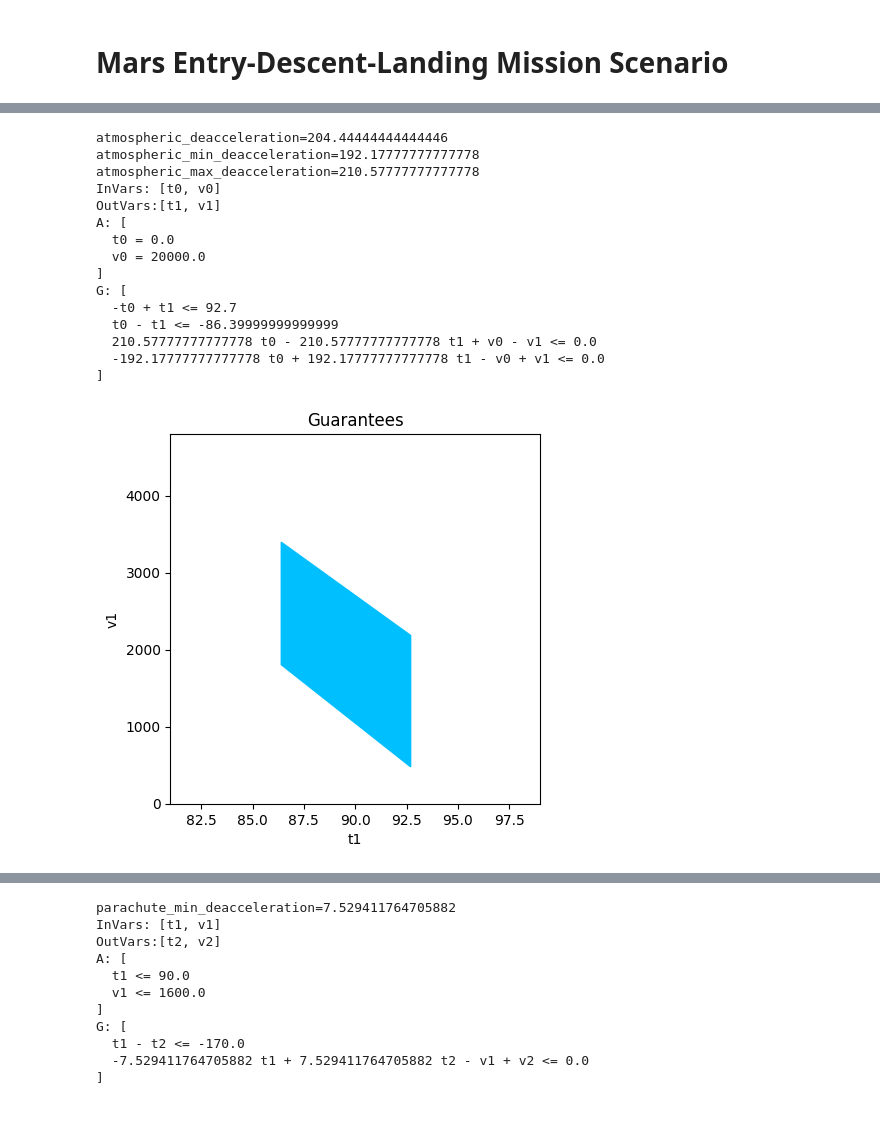
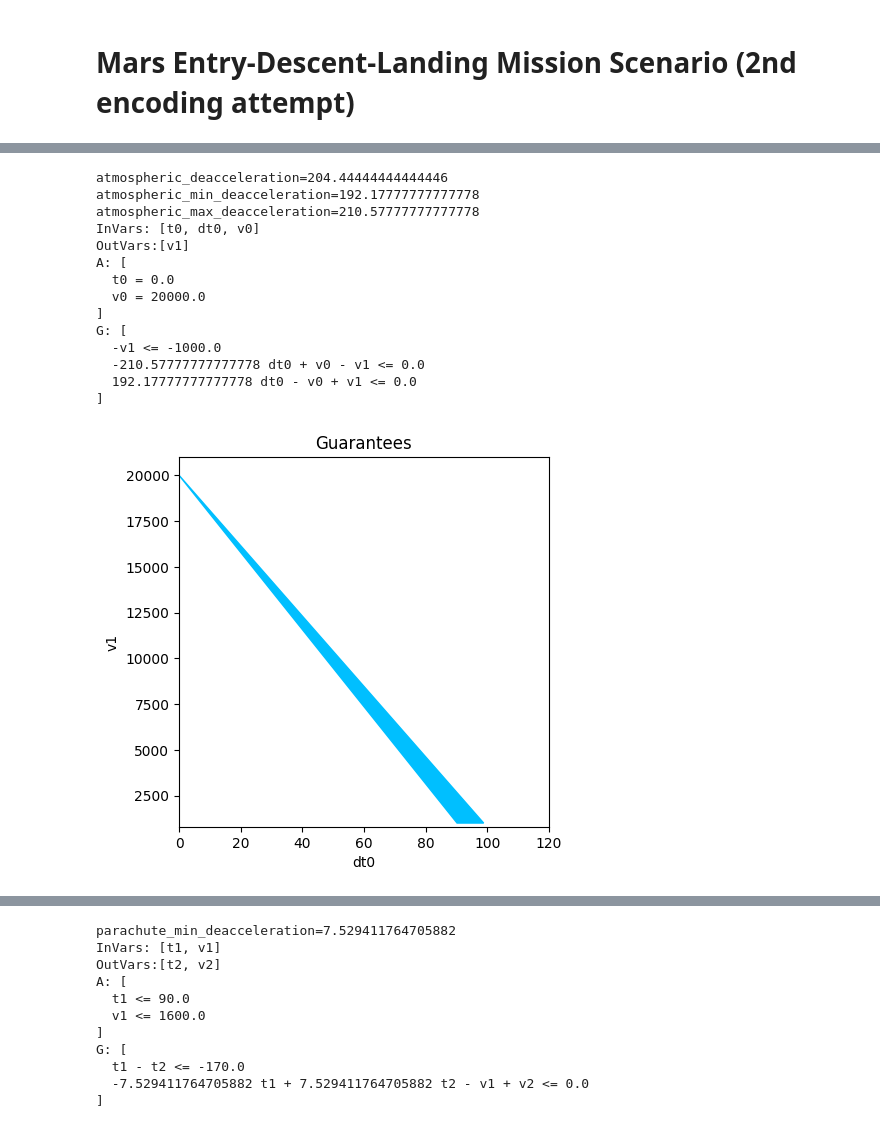
Before and after one commit to pacti-org/pacti, a Jupyter notebook: case_studies/mars_entry_descent_landing/mars_edl-2nd-encoding.ipynb, the cells around one changed output, grey strips where cells are left out. Cells and saved outputs as stored; diff of their text form; code cells hidden in the pictures.

```diff
--- a/case_studies/mars_entry_descent_landing/mars_edl-2nd-encoding.ipynb
+++ b/case_studies/mars_entry_descent_landing/mars_edl-2nd-encoding.ipynb
@@ -1,5 +1,5 @@
 # %% [markdown]
-# Mars Entry-Descent-Landing Mission Scenario
+# Mars Entry-Descent-Landing Mission Scenario (2nd encoding attempt)
 # %% [markdown]
 This case study demonstrates using Pacti for formalizing a simplified version of a Mars Entry-Descent-Landing mission scenario based on the following paper: [R. Prakash et al. 2008](#ref1)
 and the Mars 2020 EDL timeline from https://mars.nasa.gov/mars2020/timeline/landing/entry-descent-landing/
@@ -52,10 +52,10 @@ print(f"atmospheric_max_deacceleration={atmospheric_max_deacceleration}")
 atmospheric_entry_contract = PolyhedralContract.from_string(
     InputVars=[
       "t0",           # time @ entry
+      "dt0",          # time duration for the atmospheric segment from entry to exit.
       "v0"            # velocity @ entry
     ],
     OutputVars=[
-      "t1",           # time @ exit
       "v1"            # velocity @ exit
     ],
     assumptions=[
@@ -66,15 +66,16 @@ atmospheric_entry_contract = PolyhedralContract.from_string(
       f"v0 = {atmospheric_v_entry}"
     ],
     guarantees=[
-      # range bound on atmospheric entry duration
-      f"t1 - t0 <= {atmospheric_t_duration_max}",
-      f"-t1 + t0 <= -{atmospheric_t_duration_min}",
+      # validity bounds on minimum exit velocity
+      # 1000 <= v1
+      "-v1 <= -1000",
 
-      # v0 - v1 <= atmospheric_max_deacceleration * (t1 - t0)
-      f" v0 - v1 - {atmospheric_max_deacceleration} t1 + {atmospheric_max_deacceleration} t0 <= 0",
+      # atmospheric_min_deacceleration * dt0 <= v0 - v1 <= atmospheric_max_deacceleration * dt0
+      # v0 - v1 <= atmospheric_max_deacceleration * dt0
+      f" v0 - v1 - {atmospheric_max_deacceleration} dt0 <= 0",
 
-      # atmospheric_min_deacceleration * (t1 - t0) <= v0 - v1
-      f"-v0 + v1 + {atmospheric_min_deacceleration} t1 - {atmospheric_min_deacceleration} t0 <= 0"
+      # atmospheric_min_deacceleration * dt0 <= v0 - v1
+      f"-v0 + v1 + {atmospheric_min_deacceleration} dt0 <= 0"
     ])
 
 print(atmospheric_entry_contract)
@@ -82,29 +83,29 @@ print(atmospheric_entry_contract)
 atmospheric_deacceleration=204.44444444444446
 atmospheric_min_deacceleration=192.17777777777778
 atmospheric_max_deacceleration=210.57777777777778
-InVars: [t0, v0]
-OutVars:[t1, v1]
+InVars: [t0, dt0, v0]
+OutVars:[v1]
 A: [
   t0 = 0.0
   v0 = 20000.0
 ]
 G: [
-  -t0 + t1 <= 92.7
-  t0 - t1 <= -86.39999999999999
-  210.57777777777778 t0 - 210.57777777777778 t1 + v0 - v1 <= 0.0
-  -192.17777777777778 t0 + 192.17777777777778 t1 - v0 + v1 <= 0.0
+  -v1 <= -1000.0
+  -210.57777777777778 dt0 + v0 - v1 <= 0.0
+  192.17777777777778 dt0 - v0 + v1 <= 0.0
 ]
 # %%
 _ = plot_guarantees(
     contract=atmospheric_entry_contract,
-    x_var=Var("t1"),
+    x_var=Var("dt0"),
     y_var=Var("v1"),
     var_values={
         Var("t0"):atmospheric_t_entry,
+        # Var("t1"):atmospheric_t_exit,
         Var("v0"):atmospheric_v_entry
     },
-    x_lims=(atmospheric_t_exit*0.9, atmospheric_t_exit*1.1),
-    y_lims=(atmospheric_v_exit*0, atmospheric_v_exit*3)
+    x_lims=(0, 120),
+    y_lims=(800, 21000)
 )
 # %% [output]
-[figure, old version]
+[figure, new version]
```
Also changed, not shown: parts of 2 cells of this notebook, 2 other files.
